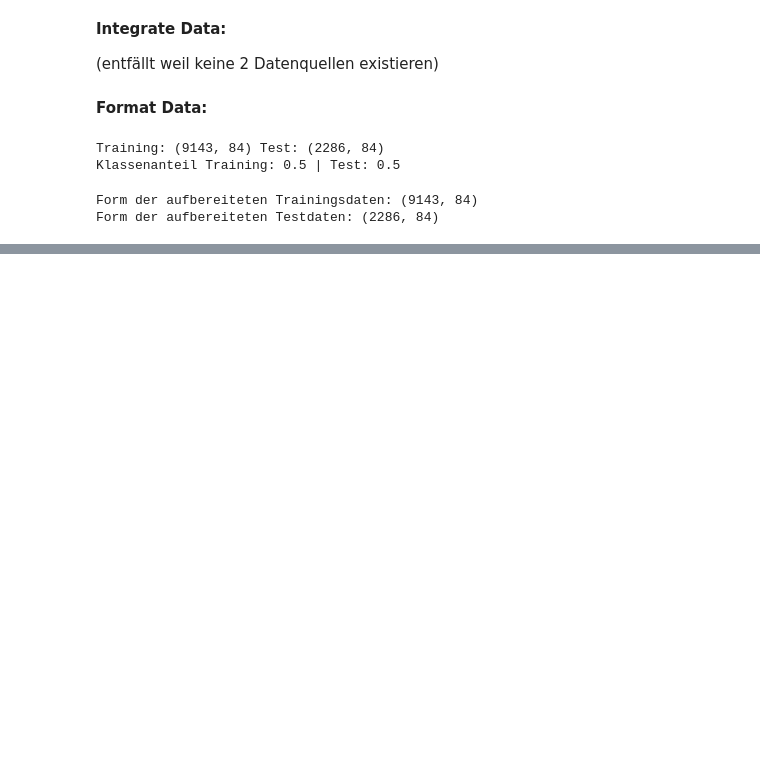
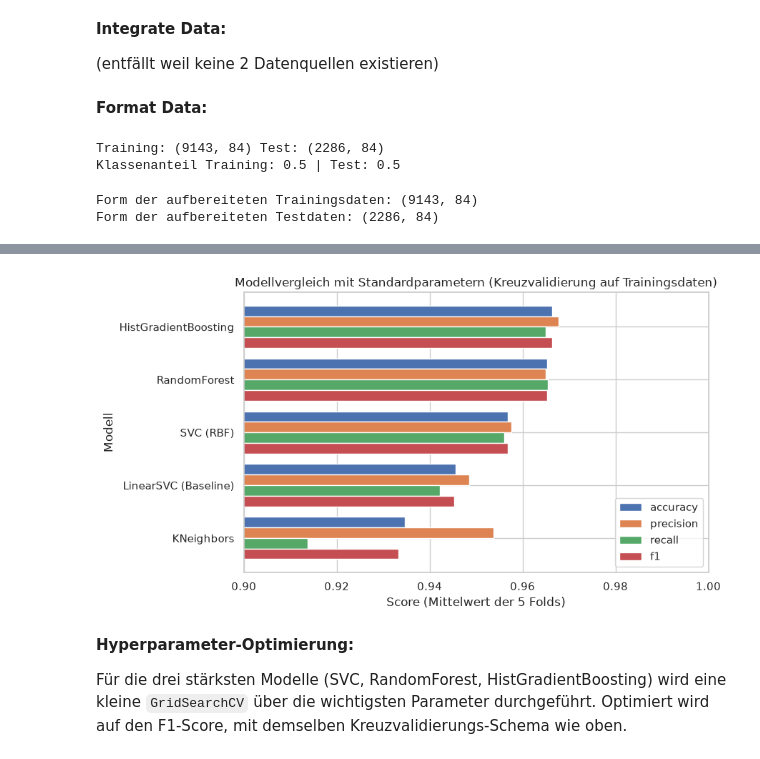
Before and after one commit to Henry210605/lecture-ai-basics, a Jupyter notebook: chapter/05_assessment/03_assessment/03_fishing_detection_analysis.ipynb, the cells around one changed output, grey strips where cells are left out. Drawn from its saved outputs; the diff is of its cells as text; code cells hidden in the pictures; blank space fills up the shorter version.

Commit message:
Modeling and evaluation

```diff
--- a/chapter/05_assessment/03_assessment/03_fishing_detection_analysis.ipynb
+++ b/chapter/05_assessment/03_assessment/03_fishing_detection_analysis.ipynb
@@ -300,0 +346,22 @@ Form der aufbereiteten Testdaten: (2286, 84)
+# %%
+models = {
+    "LinearSVC (Baseline)": LinearSVC(max_iter=10000, random_state=0),
+    "KNeighbors": KNeighborsClassifier(),
+    "SVC (RBF)": SVC(kernel="rbf", random_state=0),
+    "RandomForest": RandomForestClassifier(n_estimators=300, random_state=0),
+    "HistGradientBoosting": HistGradientBoostingClassifier(random_state=0),
+}
+
+rows = []
+for name, model in models.items():
+    result = cross_validate(make_pipeline(model), train_data, train_label,
+                            cv=cv, scoring=scoring, n_jobs=-1)
+    rows.append({
+        "Modell": name,
+        **{m: result[f"test_{m}"].mean() for m in scoring},
+        "F1 (Std)": result["test_f1"].std(),
+        "Fit-Zeit [s]": result["fit_time"].mean(),
+    })
+
+cv_results = pd.DataFrame(rows).set_index("Modell").sort_values("f1", ascending=False)
+cv_results.round(4)
@@ -300,0 +376,15 @@ Form der aufbereiteten Testdaten: (2286, 84)
+# %%
+cv_results[scoring].plot.barh(figsize=(9, 5), width=0.8)
+plt.xlim(0.9, 1.0)
+plt.xlabel("Score (Mittelwert der 5 Folds)")
+plt.title("Modellvergleich mit Standardparametern (Kreuzvalidierung auf Trainingsdaten)")
+plt.gca().invert_yaxis()
+plt.legend(loc="lower right")
+plt.tight_layout()
+plt.show()
+# %% [output]
+[figure, added]
+# %% [markdown]
+**Hyperparameter-Optimierung:**
+
+Für die drei stärksten Modelle (SVC, RandomForest, HistGradientBoosting) wird eine kleine `GridSearchCV` über die wichtigsten Parameter durchgeführt. Optimiert wird auf den F1-Score, mit demselben Kreuzvalidierungs-Schema wie oben.
```
Also changed, not shown: parts of 34 cells of this notebook.
